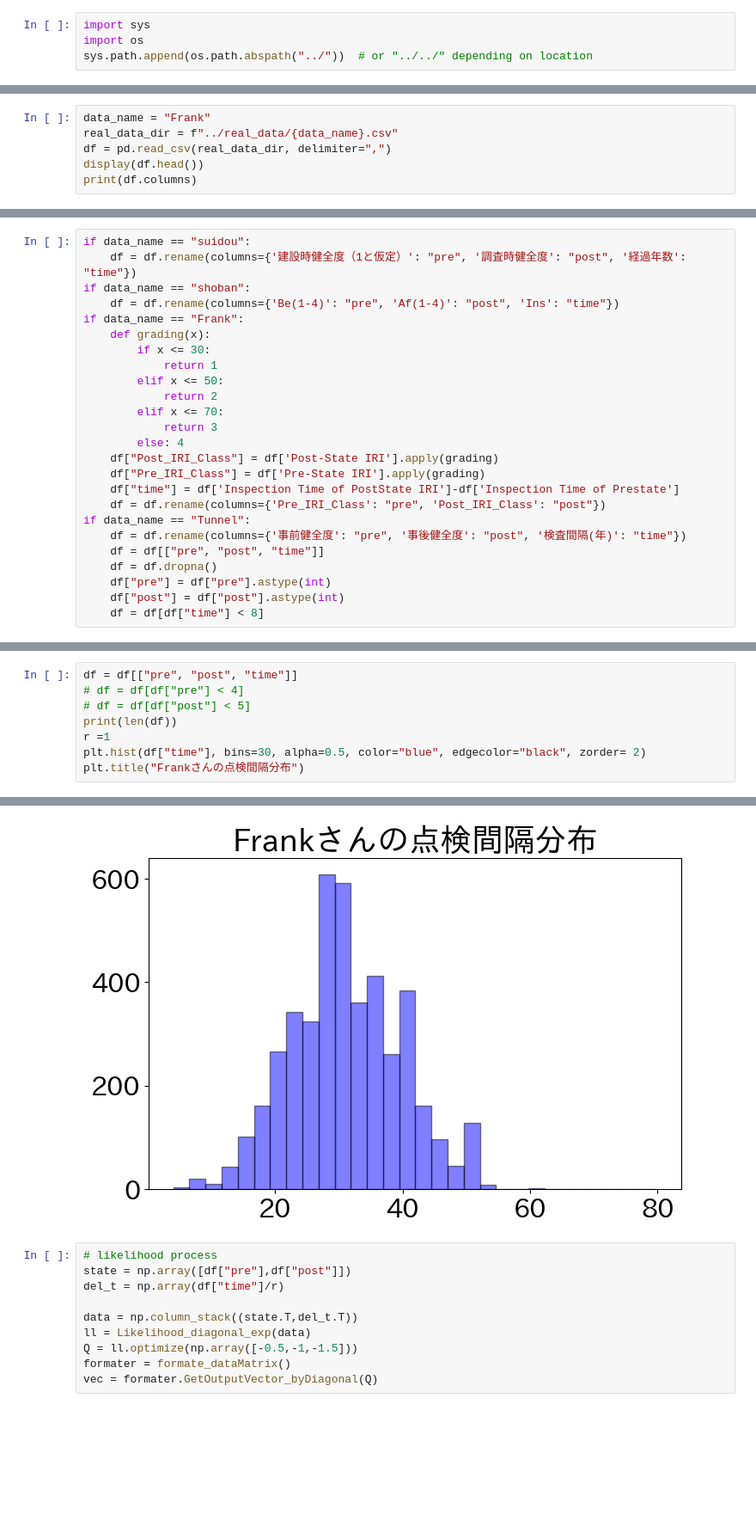
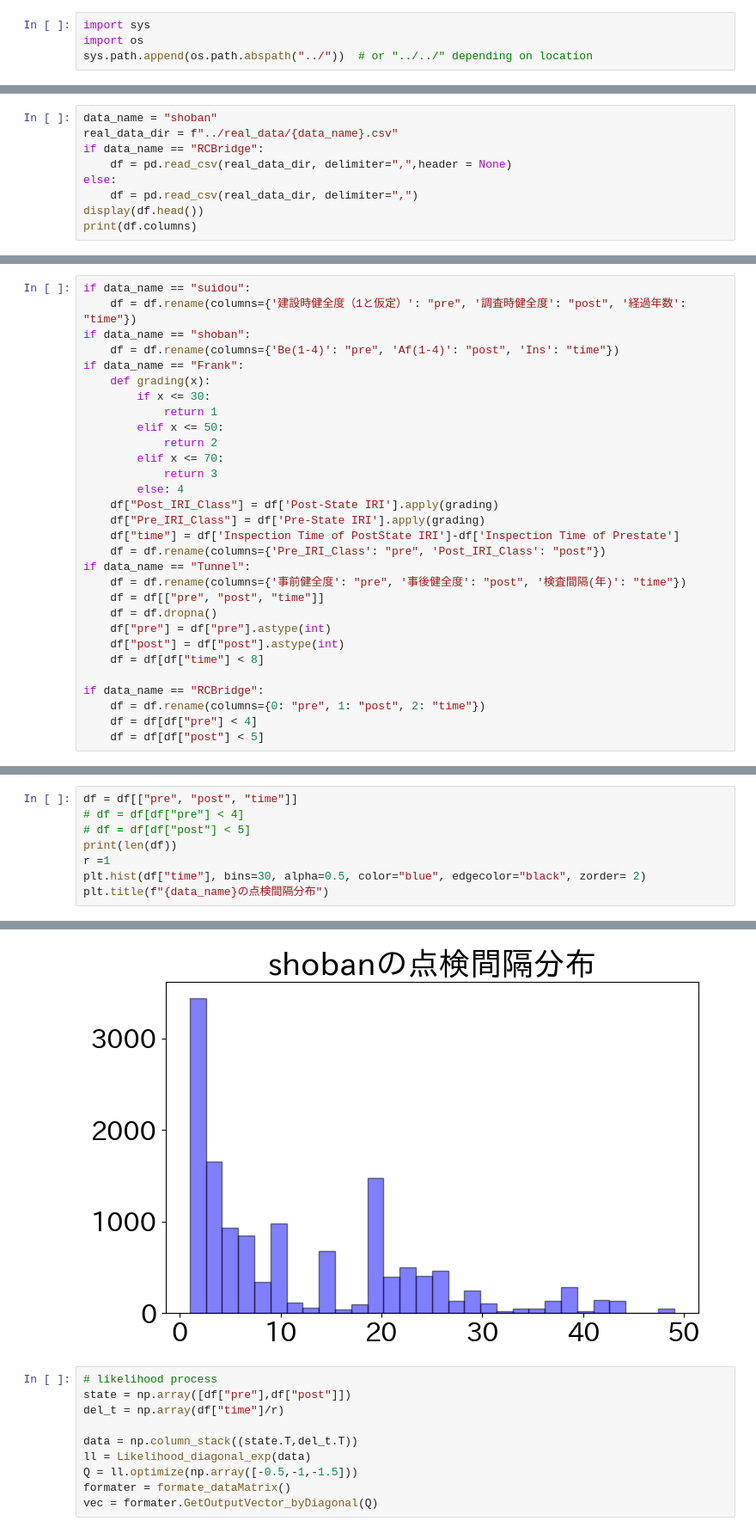
Before and after one commit to natsuki0720/CTMCxDeepSets_portfolio, a Jupyter notebook: notebooks/evaluate_mixed_model_for_real_data.ipynb, the cells around one changed output, grey strips where cells are left out. Shown at 86% size. Drawn from its saved outputs; the diff is of its cells as text; blank space fills up the shorter version.

```diff
--- a/notebooks/evaluate_mixed_model_for_real_data.ipynb
+++ b/notebooks/evaluate_mixed_model_for_real_data.ipynb
@@ -40,9 +38,12 @@ DeepSets_varSets_forDiagnel(
   (out_fc3): Linear(in_features=64, out_features=3, bias=True)
 )
 # %%
-data_name = "Frank"
+data_name = "shoban"
 real_data_dir = f"../real_data/{data_name}.csv"
-df = pd.read_csv(real_data_dir, delimiter=",")
+if data_name == "RCBridge":
+    df = pd.read_csv(real_data_dir, delimiter=",",header = None)
+else:
+    df = pd.read_csv(real_data_dir, delimiter=",")
 display(df.head())
 print(df.columns)
 # %% [output]
@@ -80,3 +90,8 @@ if data_name == "Tunnel":
     df["pre"] = df["pre"].astype(int)
     df["post"] = df["post"].astype(int)
     df = df[df["time"] < 8]
+
+if data_name == "RCBridge":
+    df = df.rename(columns={0: "pre", 1: "post", 2: "time"})
+    df = df[df["pre"] < 4]
+    df = df[df["post"] < 5]
@@ -87,5 +112,5 @@ df = df[["pre", "post", "time"]]
 print(len(df))
 r =1
 plt.hist(df["time"], bins=30, alpha=0.5, color="blue", edgecolor="black", zorder= 2)
-plt.title("Frankさんの点検間隔分布")
+plt.title(f"{data_name}の点検間隔分布")
 # %% [output]
@@ -94,4 +119,4 @@ Text(0.5, 1.0, 'Frankさんの点検間隔分布')
-[figure, old version]
+[figure, new version]
 # %%
 # likelihood process
 state = np.array([df["pre"],df["post"]])
```
Also changed, not shown: parts of 7 cells of this notebook, 3 other files.
